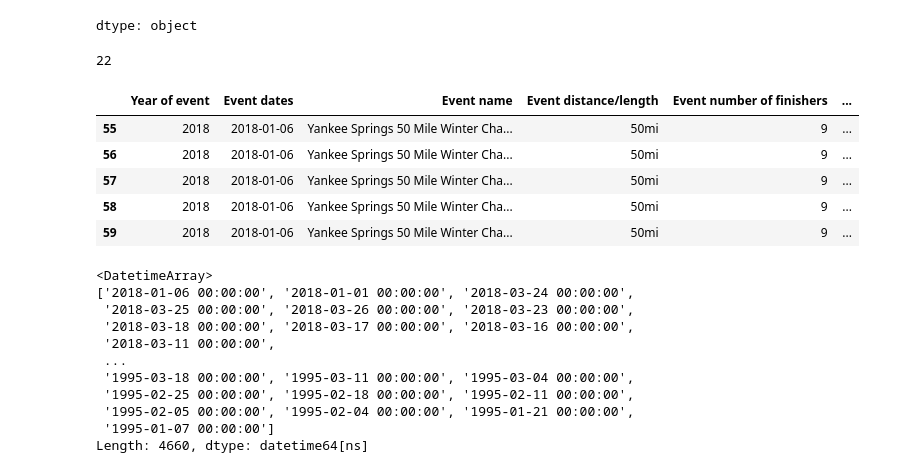
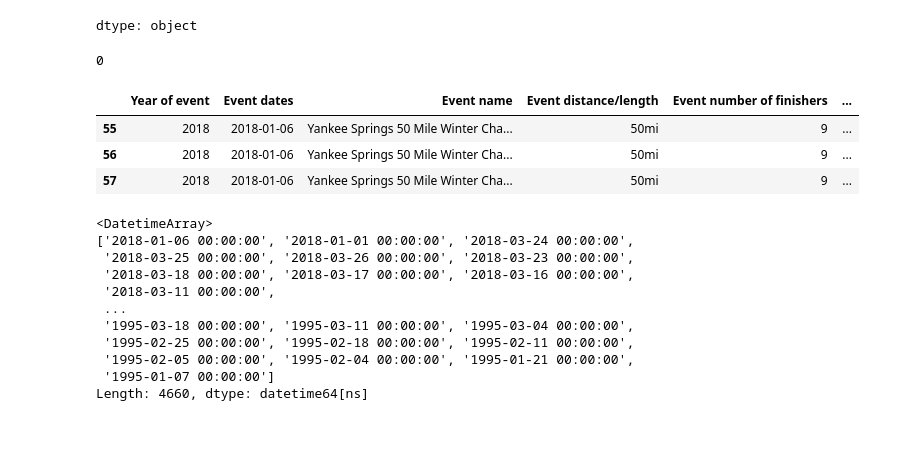
Before and after one commit to v-yunusic/REPO-PYTHON-VY, a Jupyter notebook: two-centuries-um/Notebook/ultramarathon.ipynb, the cells around one changed output. Drawn from its saved outputs; the diff is of its cells as text; code cells hidden in the pictures; blank space fills up the shorter version.

```diff
--- a/two-centuries-um/Notebook/ultramarathon.ipynb
+++ b/two-centuries-um/Notebook/ultramarathon.ipynb
@@ -89,10 +91,7 @@ array(['CHI', 'ARG', 'COL', 'RUS', 'SLO', 'HUN', 'GER', 'USA', 'CAN',
 # %%
 # PETICION DE DATA HACIA KAGGLE
 
-try:
-  path = kagglehub.dataset_download("aiaiaidavid/the-big-dataset-of-ultra-marathon-running")
-  print('DATASET DE KAGGLE CARGADO!')
-  print(path)
-except Exception as e:
-  print(f'Excepcion:\n{e}')
+path = kagglehub.dataset_download("aiaiaidavid/the-big-dataset-of-ultra-marathon-running")
+print('DATASET DE KAGGLE CARGADO!')
+print(path)
 # %% [output]
@@ -103,10 +101,11 @@ DATASET DE KAGGLE CARGADO!
 # %%
 size = 0
 width = 0
+data_path = path+'/TWO_CENTURIES_OF_UM_RACES.csv'
 
 try:
-  for c in pd.read_csv('/root/.cache/kagglehub/datasets/aiaiaidavid/the-big-dataset-of-ultra-marathon-running/versions/2/TWO_CENTURIES_OF_UM_RACES.csv',
-                     chunksize=10000):
+  for c in pd.read_csv(data_path,
+                      chunksize=10000):
     if not c.empty:
       size += c.shape[0]
       width = c.shape[1]
@@ -134,7 +133,7 @@ df = None
 # %%
 try:
   if not df or df.empty:
-    for c in pd.read_csv('/root/.cache/kagglehub/datasets/aiaiaidavid/the-big-dataset-of-ultra-marathon-running/versions/2/TWO_CENTURIES_OF_UM_RACES.csv',
+    for c in pd.read_csv(data_path,
                      chunksize=10000):
       filtrado = c.loc[c['Event name'].str.find(pais) > -1]
       if not c.empty:
@@ -236,22 +235,20 @@ df['Event dates'].head()
 | 59 | 06.01.2018 |
 dtype: object
 # %%
-df['Event dates'] = pd.to_datetime(df['Event dates'], dayfirst=True, errors='coerce')
+df['Event dates'] = pd.to_datetime(df['Event dates'], errors='coerce')
 df['Event dates'].loc[df['Event dates'].isna() == True].shape[0]
 # %% [output]
-22
+0
 # %%
 if df['Event dates'].loc[df['Event dates'].isna() == True].shape[0]/df.shape[0] < 0.05:
   df = df.loc[df['Event dates'].isna() == False]
 # %%
-df.head()
+df.head(3)
 # %% [output]
 |  | Year of event | Event dates | Event name | Event distance/length | Event number of finishers | ... |
 | 55 | 2018 | 2018-01-06 | Yankee Springs 50 Mile Winter Cha... | 50mi | 9 | ... |
 | 56 | 2018 | 2018-01-06 | Yankee Springs 50 Mile Winter Cha... | 50mi | 9 | ... |
 | 57 | 2018 | 2018-01-06 | Yankee Springs 50 Mile Winter Cha... | 50mi | 9 | ... |
-| 58 | 2018 | 2018-01-06 | Yankee Springs 50 Mile Winter Cha... | 50mi | 9 | ... |
-| 59 | 2018 | 2018-01-06 | Yankee Springs 50 Mile Winter Cha... | 50mi | 9 | ... |
 # %%
 df['Event dates'].unique()
 # %% [output]
```
Also changed, not shown: parts of 15 cells of this notebook.
